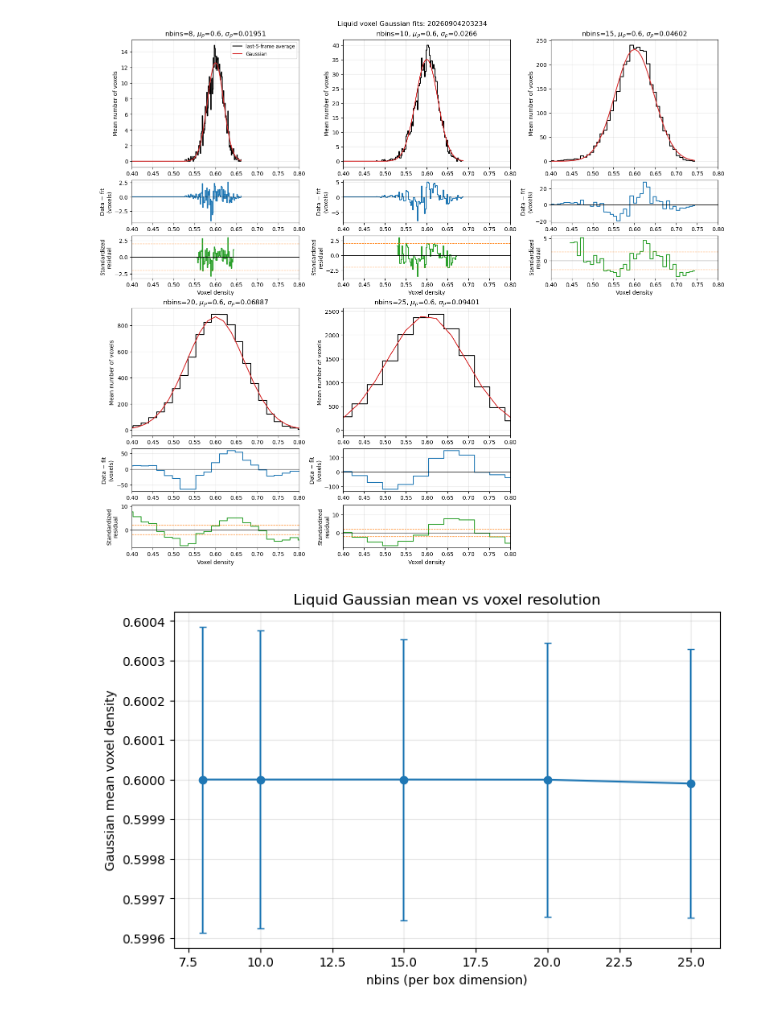
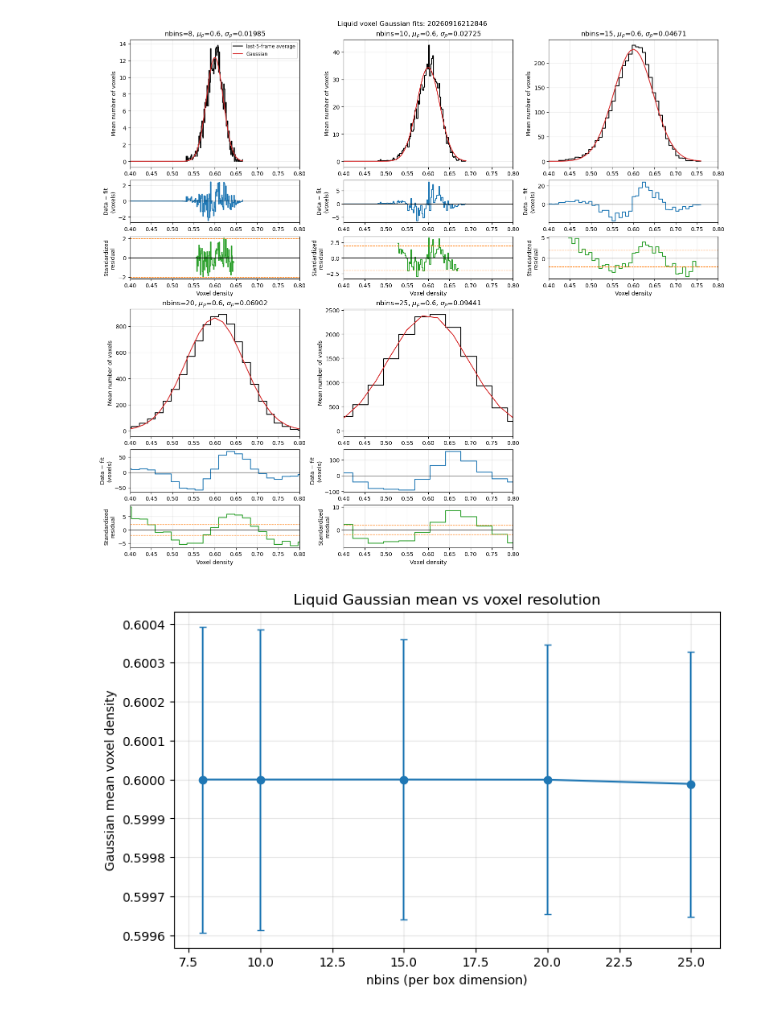
Before and after one commit to SBC-Collaboration/MDsims, a Jupyter notebook: Skewed_Gaussian.ipynb, the cells around one changed output. Cells and saved outputs as stored; diff of their text form; code cells hidden in the pictures.

```diff
--- a/Skewed_Gaussian.ipynb
+++ b/Skewed_Gaussian.ipynb
@@ -25,7 +25,7 @@ plot_liquid_gaussian_mean_vs_nbins = (
 )
 
 
-RUN_ID = "20260904203234"
+RUN_ID = "20260916212846"
 NBINS = [8, 10, 15, 20, 25]
 DENSITY_XLIM = (0.4, 0.8)
 
@@ -114,4 +114,4 @@ plt.show()
-[figure, old version]
+[figure, new version]
 [figure]
 # %%
 import numpy as np
```
Also changed, not shown: parts of 2 cells of this notebook, 6 other files.
